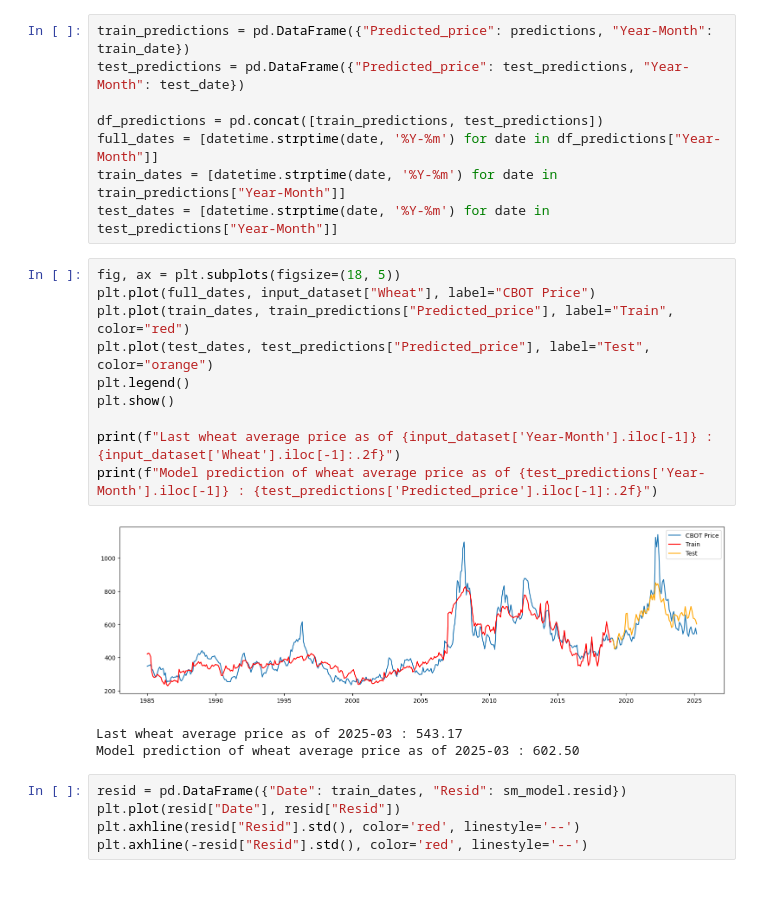
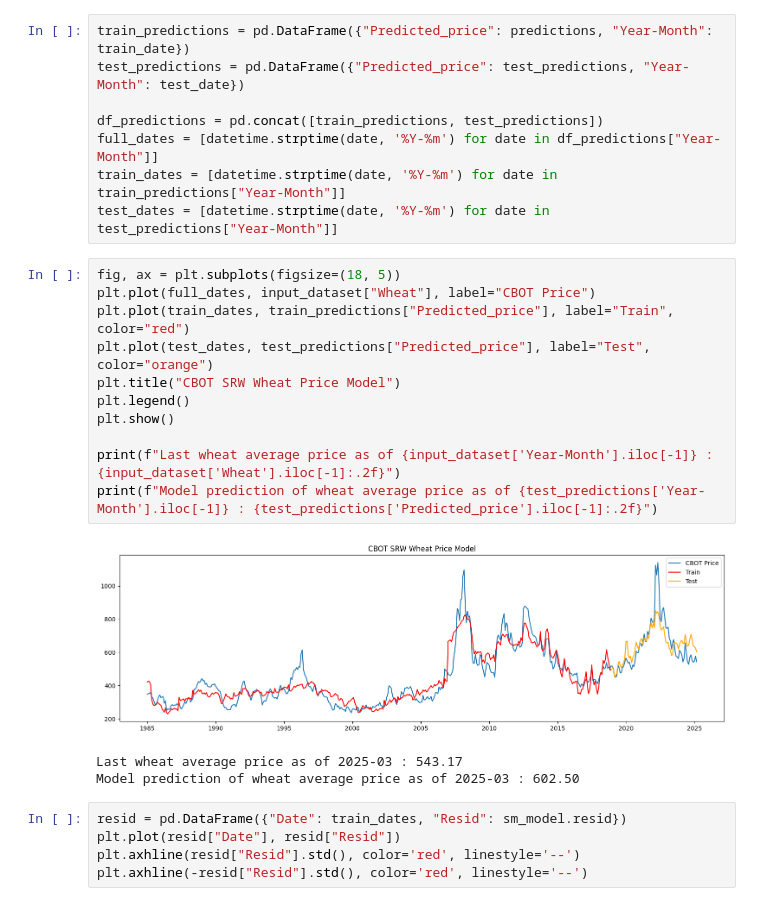
Before and after one commit to aleexv6/WheatPriceModel, a Jupyter notebook: model.ipynb, the cells around one changed output. Saved outputs shown, nothing was run; the diff lists cells and outputs as text.

```diff
--- a/model.ipynb
+++ b/model.ipynb
@@ -92,15 +92,16 @@ test_dates = [datetime.strptime(date, '%Y-%m') for date in test_predictions["Yea
 # %%
 fig, ax = plt.subplots(figsize=(18, 5))
 plt.plot(full_dates, input_dataset["Wheat"], label="CBOT Price")
 plt.plot(train_dates, train_predictions["Predicted_price"], label="Train", color="red")
 plt.plot(test_dates, test_predictions["Predicted_price"], label="Test", color="orange")
+plt.title("CBOT SRW Wheat Price Model")
 plt.legend()
 plt.show()
 
 print(f"Last wheat average price as of {input_dataset['Year-Month'].iloc[-1]} : {input_dataset['Wheat'].iloc[-1]:.2f}")
 print(f"Model prediction of wheat average price as of {test_predictions['Year-Month'].iloc[-1]} : {test_predictions['Predicted_price'].iloc[-1]:.2f}")
 # %% [output]
-[figure, old version]
+[figure, new version]
 Last wheat average price as of 2025-03 : 543.17
 Model prediction of wheat average price as of 2025-03 : 602.50
 # %%
```
Also changed, not shown: parts of 1 cell of this notebook, 2 other files.
